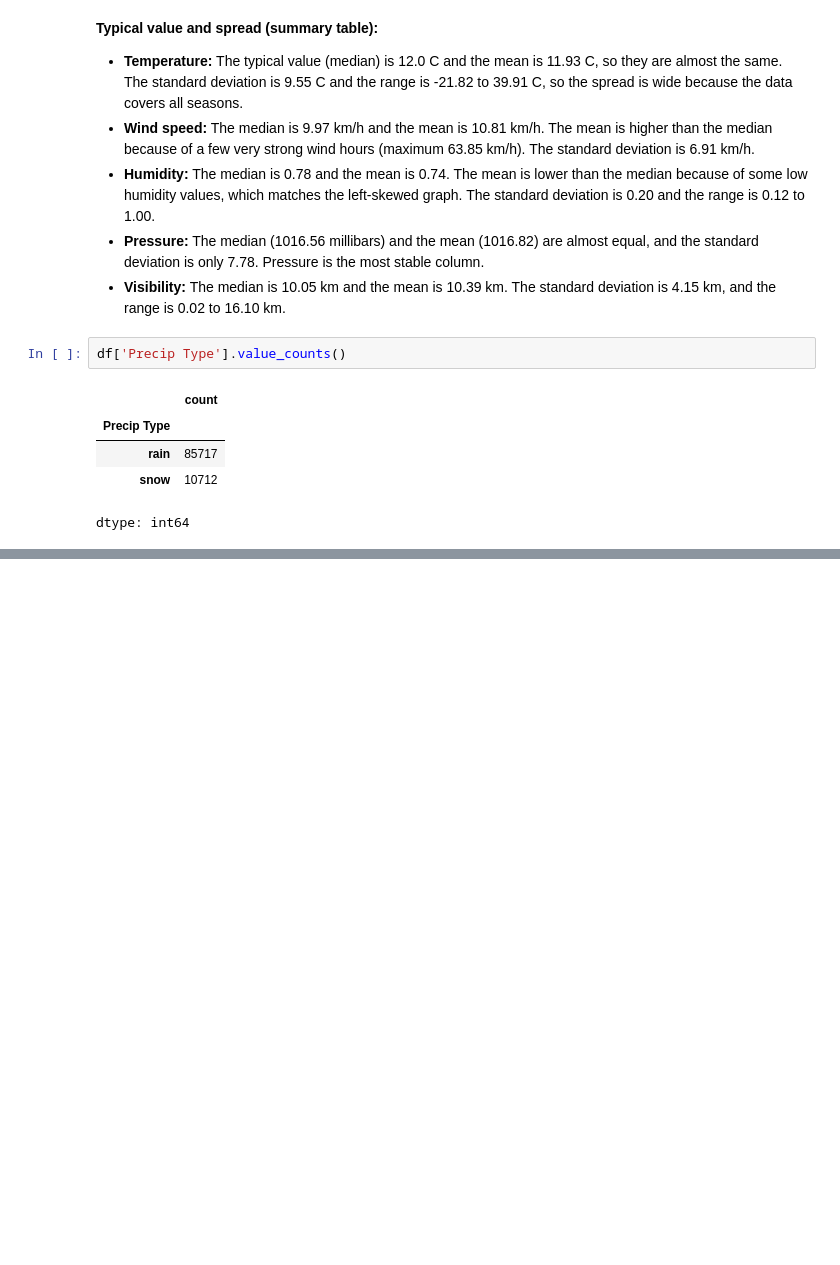
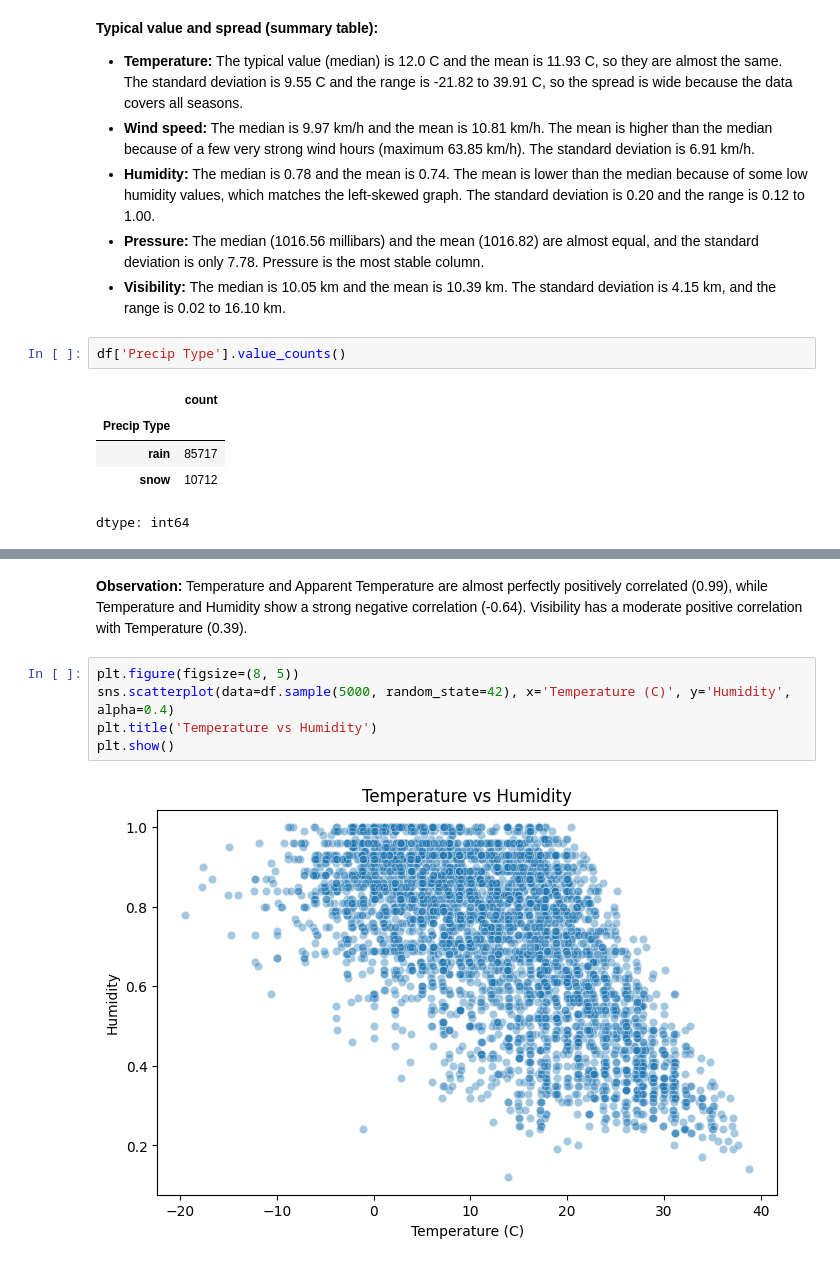
Before and after one commit to syeda-bisma05/weather-data-analysis, a Jupyter notebook: weather_analysis.ipynb, the cells around one changed output, grey strips where cells are left out. Cells and saved outputs as stored; diff of their text form; blank space fills up the shorter version.

```diff
--- a/weather_analysis.ipynb
+++ b/weather_analysis.ipynb
@@ -448,0 +458,9 @@ dtype: int64
+# %% [markdown]
+**Observation:** Temperature and Apparent Temperature are almost perfectly positively correlated (0.99), while Temperature and Humidity show a strong negative correlation (-0.64). Visibility has a moderate positive correlation with Temperature (0.39).
+# %%
+plt.figure(figsize=(8, 5))
+sns.scatterplot(data=df.sample(5000, random_state=42), x='Temperature (C)', y='Humidity', alpha=0.4)
+plt.title('Temperature vs Humidity')
+plt.show()
+# %% [output]
+[figure, added]
```
Also changed, not shown: parts of 9 cells of this notebook.
